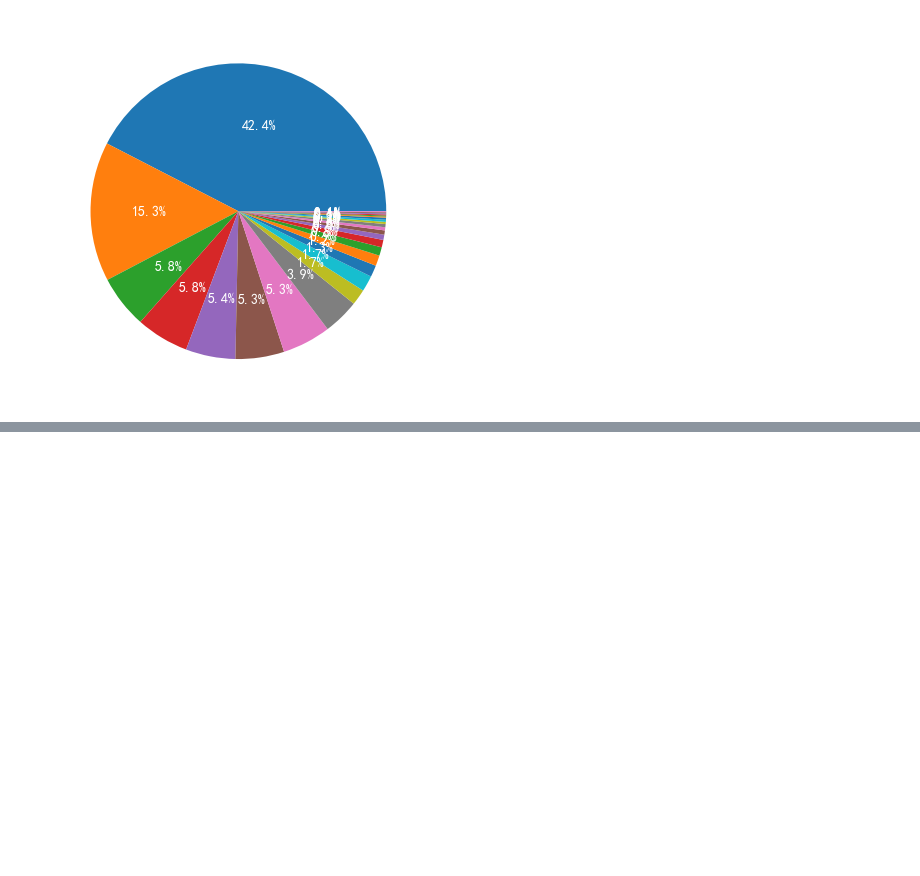
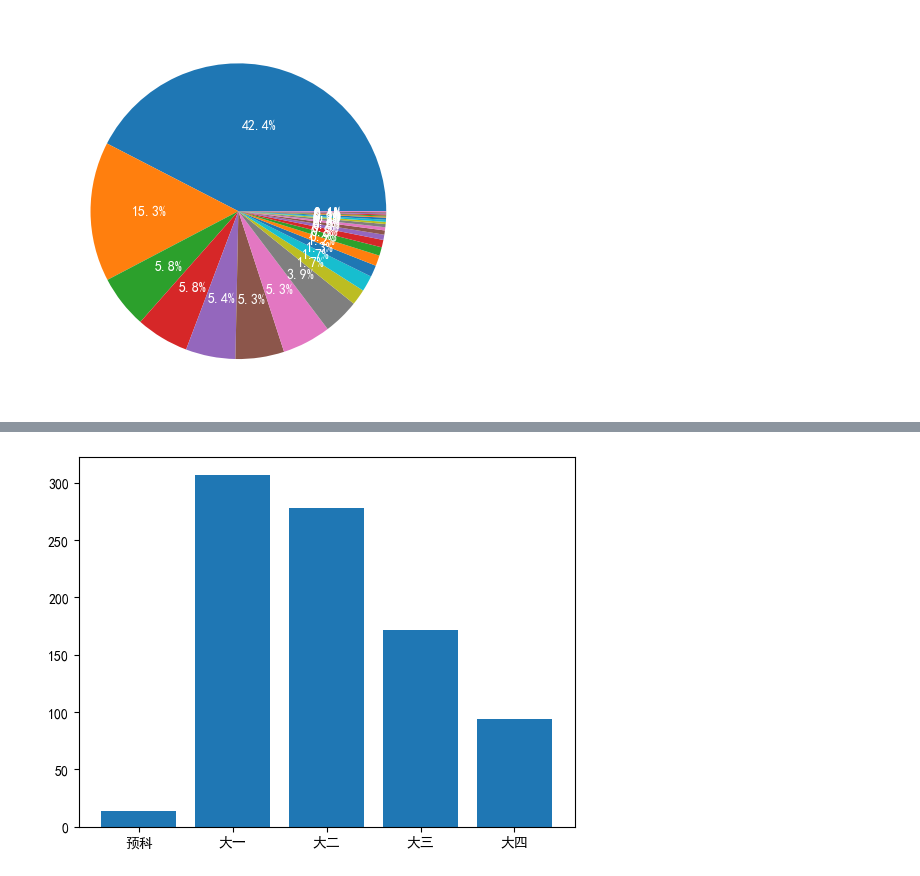
Before and after one commit to yiyanglaurel/new-one, a Jupyter notebook: 08-description.ipynb, the cells around one changed output, grey strips where cells are left out. Saved outputs shown, nothing was run; the diff lists cells and outputs as text; code cells hidden in the pictures; blank space fills up the shorter version.

```diff
--- a/description.ipynb
+++ b/08-description.ipynb
@@ -38,0 +50,5 @@ plt.show()
+# %%
+from pyreadstat import pyreadstat
+
+国家认同数据表, metadata = pyreadstat.read_sav(R'data\identity.sav',apply_value_formats=True,formats_as_ordered_category=True)
+result = 国家认同数据表 ['会打多少分'].value_counts(sort=False)
@@ -38,0 +65,8 @@ plt.show()
+# %%
+result = pd.DataFrame(国家认同数据表['年级'].value_counts(sort=False))
+df_result = pd.DataFrame(result)
+df_result['累计求和'] = result['count'].values.cumsum()
+df_result['新变量1'] = 1
+df_result['新变量2'] = df_result.新变量1 + 1
+df_result['比例'] = 国家认同数据表['年级'].value_counts(normalize=True)
+df_result['累计比例'] = df_result['比例'].values.cumsum()
@@ -38,0 +83,8 @@ plt.show()
+# %%
+x = df_result.index
+y = df_result['count'].values
+fig,ax2=plt.subplots()
+ax2.bar(x,y)
+plt.show()
+# %% [output]
+[figure, added]
```
Also changed, not shown: parts of 3 cells of this notebook, 2 other files.
